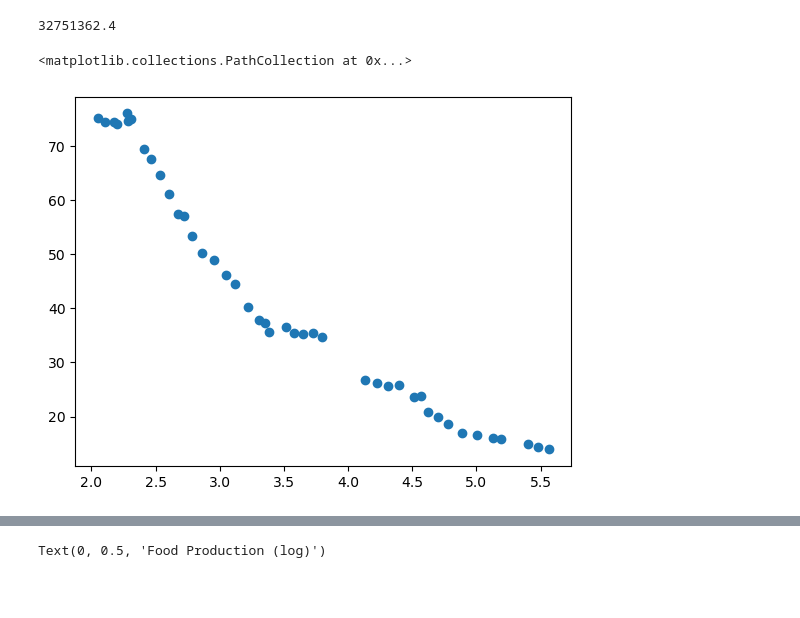
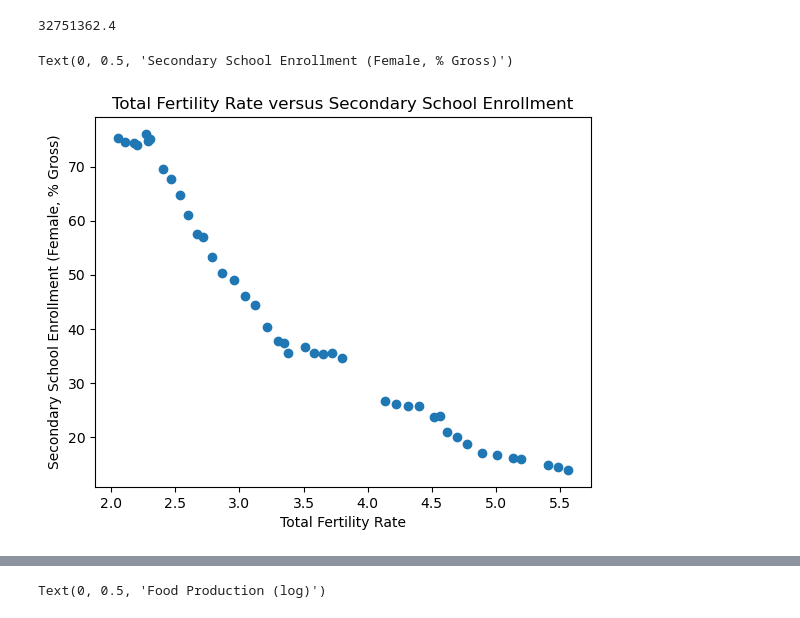
Before and after one commit to hoshiaip/EEP153Blake, a Jupyter notebook: popfunc.ipynb, the cells around one changed output, grey strips where cells are left out. Saved outputs shown, nothing was run; the diff lists cells and outputs as text; code cells hidden in the pictures; blank space fills up the shorter version.

Commit message:
updated, cleaned graphs

```diff
--- a/popfunc.ipynb
+++ b/popfunc.ipynb
@@ -85,14 +85,17 @@ population(year=2000, sex='Male', age_range=(1, 3), place='IND')
 # %%
 vars = {
     "SP.DYN.TFRT.IN": "Total Fertility Rate",
     "SE.SEC.ENRR.FE": "Secondary School Enrollment (Female, % Gross)"
 }
 
 school = wbdata.get_dataframe(vars,country='IND').dropna().sort_index()
 plt.scatter('Total Fertility Rate', 'Secondary School Enrollment (Female, % Gross)', data=school)
+plt.title('Total Fertility Rate versus Secondary School Enrollment')
+plt.xlabel('Total Fertility Rate')
+plt.ylabel('Secondary School Enrollment (Female, % Gross)')
 # %% [output]
-<matplotlib.collections.PathCollection at 0x...>
+Text(0, 0.5, 'Secondary School Enrollment (Female, % Gross)')
-[figure, old version]
+[figure, new version]
 # %%
 #wbdata.get_indicator()
 """
```
Also changed, not shown: parts of 3 cells of this notebook.
